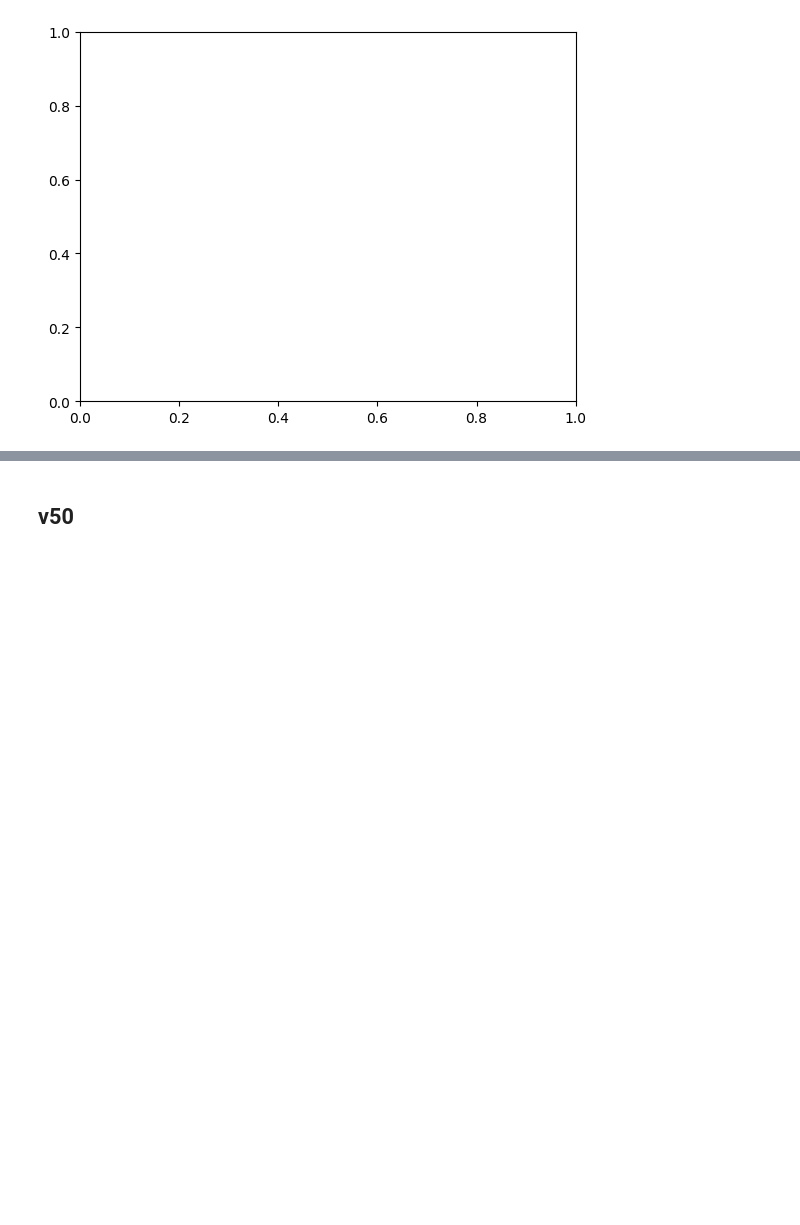
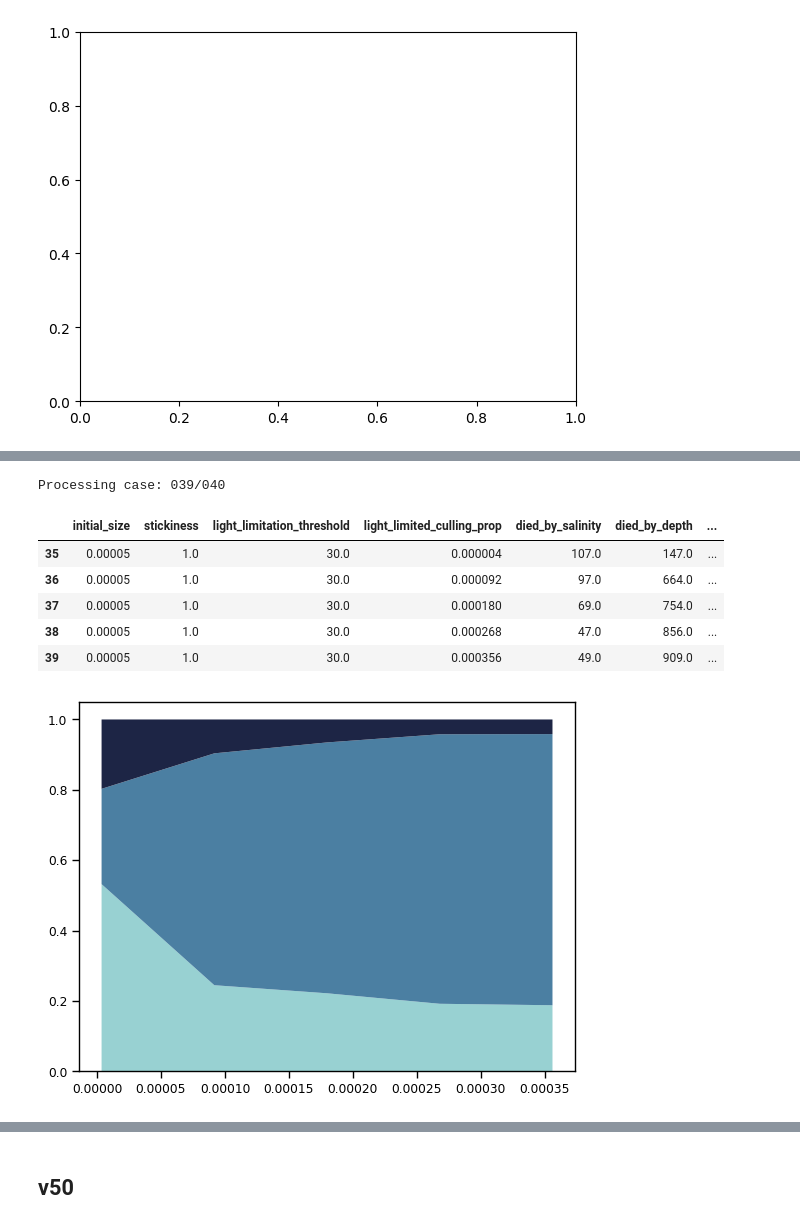
Before and after one commit to 465b/oceantracker, a Jupyter notebook: experiments/collapse/2023-v04/collapse_paper_plots.ipynb, the cells around one changed output, grey strips where cells are left out. Cells and saved outputs as stored; diff of their text form; code cells hidden in the pictures; blank space fills up the shorter version.

```diff
--- a/experiments/collapse/2023-v04/collapse_paper_plots.ipynb
+++ b/experiments/collapse/2023-v04/collapse_paper_plots.ipynb
@@ -111,0 +167,21 @@ def read_key_params_from_cases(cases):
+# %%
+indices = df[(df['initial_size'] == 0.00005) & (df['stickiness'] == 1.000000) & (df['light_limitation_threshold'] == 30)].index
+subset = slice_and_fill_subset(df, indices, cases)
+subset = subset.drop(28)
+
+plt.stackplot(subset['light_limited_culling_prop'],
+            subset['died_by_stranding']/subset['died_in_total'],
+            subset['died_by_depth']/subset['died_in_total'],
+            subset['died_by_salinity']/subset['died_in_total'],
+            labels=['stranding','light limitation','salinity/outwashing'], baseline='zero')
+
+subset
+# %% [output]
+Processing case: 039/040
+|  | initial_size | stickiness | light_limitation_threshold | light_limited_culling_prop | died_by_salinity | died_by_depth | ... |
+| 35 | 0.00005 | 1.0 | 30.0 | 0.000004 | 107.0 | 147.0 | ... |
+| 36 | 0.00005 | 1.0 | 30.0 | 0.000092 | 97.0 | 664.0 | ... |
+| 37 | 0.00005 | 1.0 | 30.0 | 0.000180 | 69.0 | 754.0 | ... |
+| 38 | 0.00005 | 1.0 | 30.0 | 0.000268 | 47.0 | 856.0 | ... |
+| 39 | 0.00005 | 1.0 | 30.0 | 0.000356 | 49.0 | 909.0 | ... |
+[figure, added]
```
Also changed, not shown: parts of 12 cells of this notebook, 2 other files.
